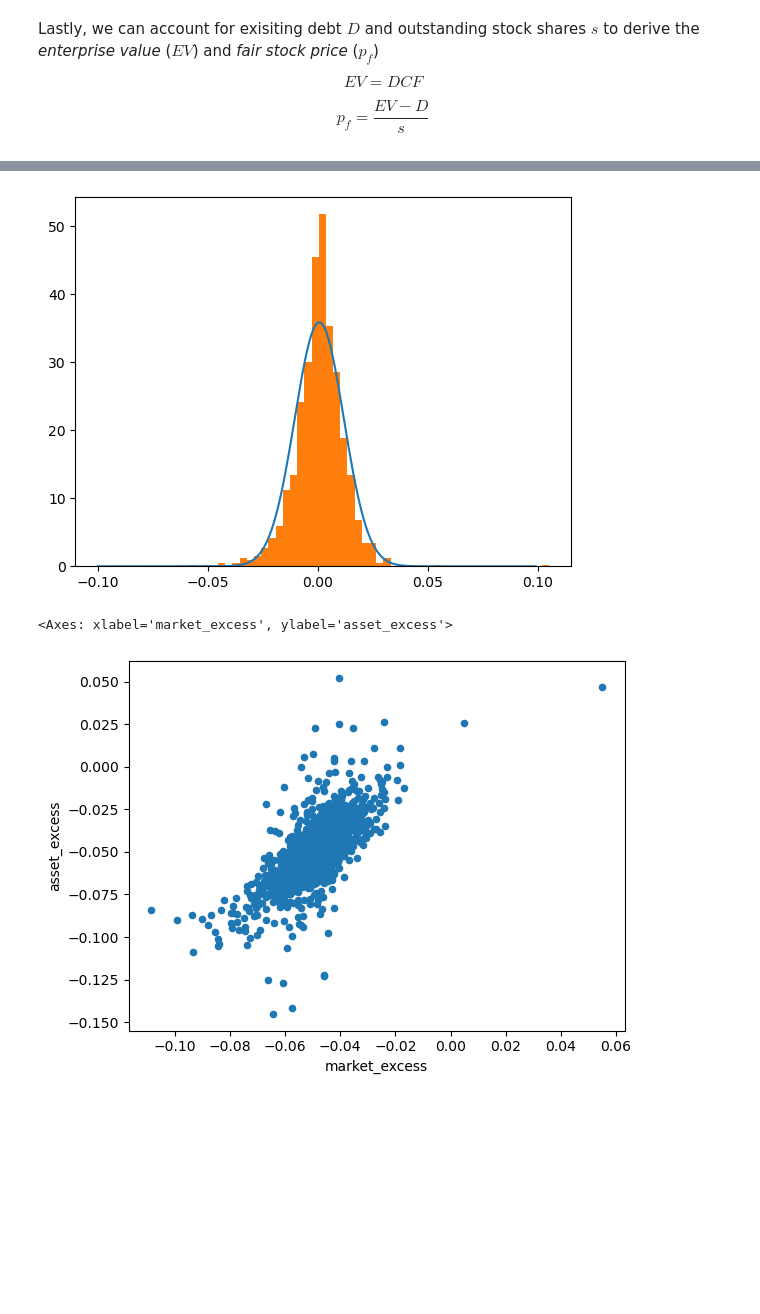
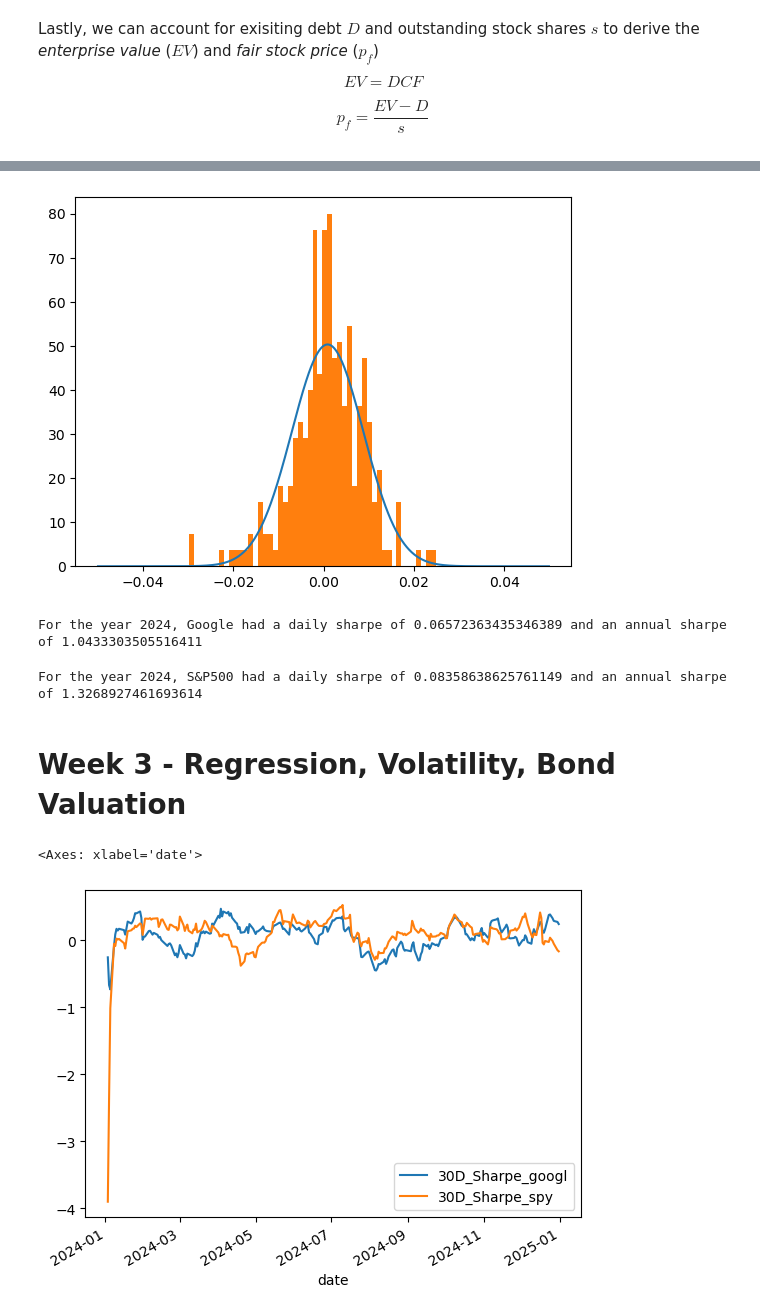
Before and after one commit to Acouvertier/phase_0_quant_foundations, a Jupyter notebook: phase_1_project.ipynb, the cells around one changed output, grey strips where cells are left out. Cells and saved outputs as stored; diff of their text form; code cells hidden in the pictures; blank space fills up the shorter version.

Commit message:
Added Week 3 - Regression, Volatility, Bond Valuation to project notebook. Updated environment.yml

```diff
--- a/phase_1_project.ipynb
+++ b/phase_1_project.ipynb
@@ -290,12 +282,5 @@ _ = plt.hist(google_spy_combined['simple_googl'],bins=50,density=True)
 # %%
-plt.plot(rate_values,normal_spy)
+plt.plot(rate_values_spy,normal_spy)
 _ = plt.hist(google_spy_combined['simple_spy'],bins=50,density=True)
 # %% [output]
-[figure, old version]
+[figure, new version]
-# %%
-google_spy_combined['market_excess'] = google_spy_combined['simple_spy'] - 0.05
-google_spy_combined['asset_excess'] = google_spy_combined['simple_googl'] - 0.05
-google_spy_combined.plot(x='market_excess',y='asset_excess',kind='scatter')
-# %% [output]
-<Axes: xlabel='market_excess', ylabel='asset_excess'>
-[figure, removed]
@@ -301,0 +294,36 @@ google_spy_combined.plot(x='market_excess',y='asset_excess',kind='scatter')
+# %%
+bond_data['3_Mo_Daily'] = (1 + bond_data['3 Mo']/100)**(1/252) - 1
+# %%
+google_spy_bond_combined = pd.merge(google_spy_combined,bond_data['3_Mo_Daily'],on='date',how='left')
+# %%
+google_spy_bond_combined.ffill(inplace=True)
+# %%
+sharpe_static_googl = (google_spy_bond_combined['simple_googl'].mean() - google_spy_bond_combined['3_Mo_Daily'].mean())/(google_spy_bond_combined['simple_googl'].std())
+print(f"For the year {fixed_year}, Google had a daily sharpe of {sharpe_static_googl} and an annual sharpe of {np.sqrt(252)*sharpe_static_googl}")
+# %% [output]
+For the year 2024, Google had a daily sharpe of 0.06572363435346389 and an annual sharpe of 1.0433303505516411
+# %%
+sharpe_static_spy = (google_spy_bond_combined['simple_spy'].mean() - google_spy_bond_combined['3_Mo_Daily'].mean())/(google_spy_bond_combined['simple_spy'].std())
+print(f"For the year {fixed_year}, S&P500 had a daily sharpe of {sharpe_static_spy} and an annual sharpe of {np.sqrt(252)*sharpe_static_spy}")
+# %% [output]
+For the year 2024, S&P500 had a daily sharpe of 0.08358638625761149 and an annual sharpe of 1.3268927461693614
+# %% [markdown]
+# Week 3 - Regression, Volatility, Bond Valuation
+# %%
+thirty_day_rolling = google_spy_bond_combined.rolling(window='30D')
+
+google_spy_bond_combined['30D_Volatility_googl'] = thirty_day_rolling['simple_googl'].std()
+google_spy_bond_combined['30D_Volatility_spy'] = thirty_day_rolling['simple_spy'].std()
+google_spy_bond_combined['30D_Volatility_bond'] = thirty_day_rolling['3_Mo_Daily'].std()
+
+google_spy_bond_combined['30D_Average_googl'] = thirty_day_rolling['simple_googl'].mean()
+google_spy_bond_combined['30D_Average_spy'] = thirty_day_rolling['simple_spy'].mean()
+google_spy_bond_combined['30D_Average_bond'] = thirty_day_rolling['3_Mo_Daily'].mean()
+
+google_spy_bond_combined['30D_Sharpe_googl'] = (google_spy_bond_combined['30D_Average_googl'] - google_spy_bond_combined['30D_Average_bond'])/(google_spy_bond_combined['30D_Volatility_googl'])
+google_spy_bond_combined['30D_Sharpe_spy'] = (google_spy_bond_combined['30D_Average_spy'] - google_spy_bond_combined['30D_Average_bond'])/(google_spy_bond_combined['30D_Volatility_spy'])
+# %%
+google_spy_bond_combined[['30D_Sharpe_googl','30D_Sharpe_spy']].plot()
+# %% [output]
+<Axes: xlabel='date'>
+[figure, added]
```
Also changed, not shown: parts of 15 cells of this notebook, 2 other files.
